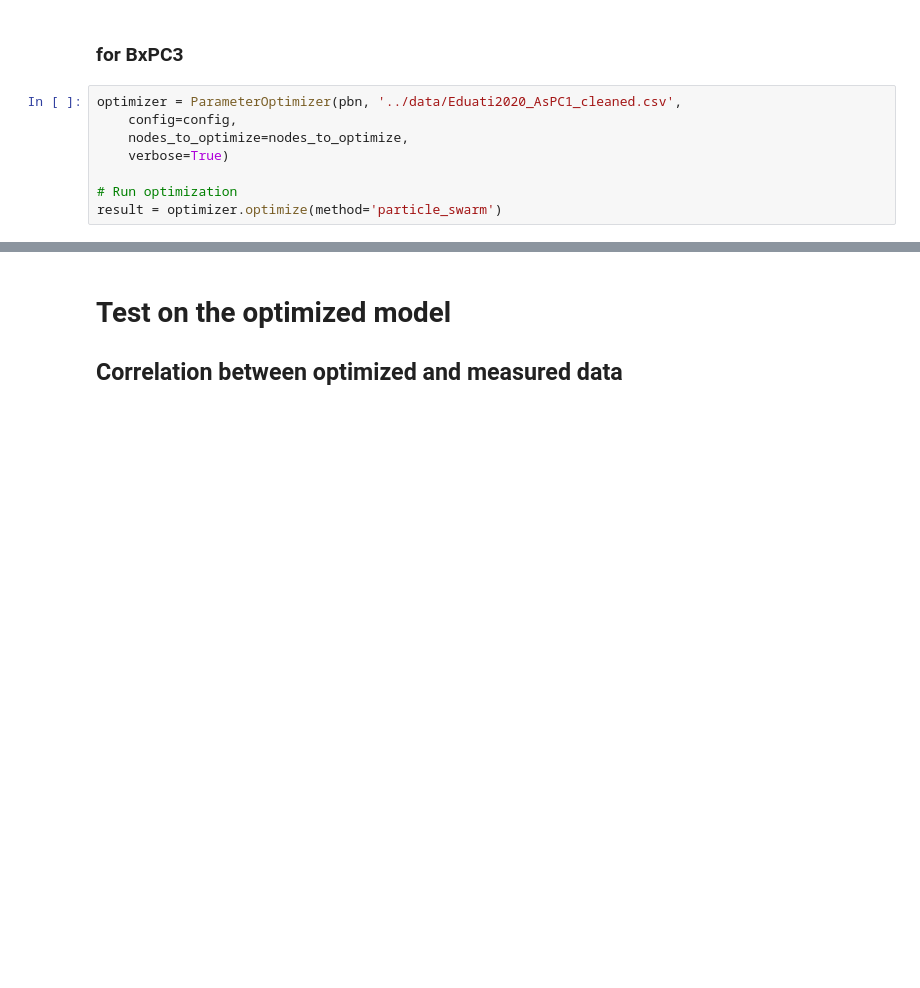
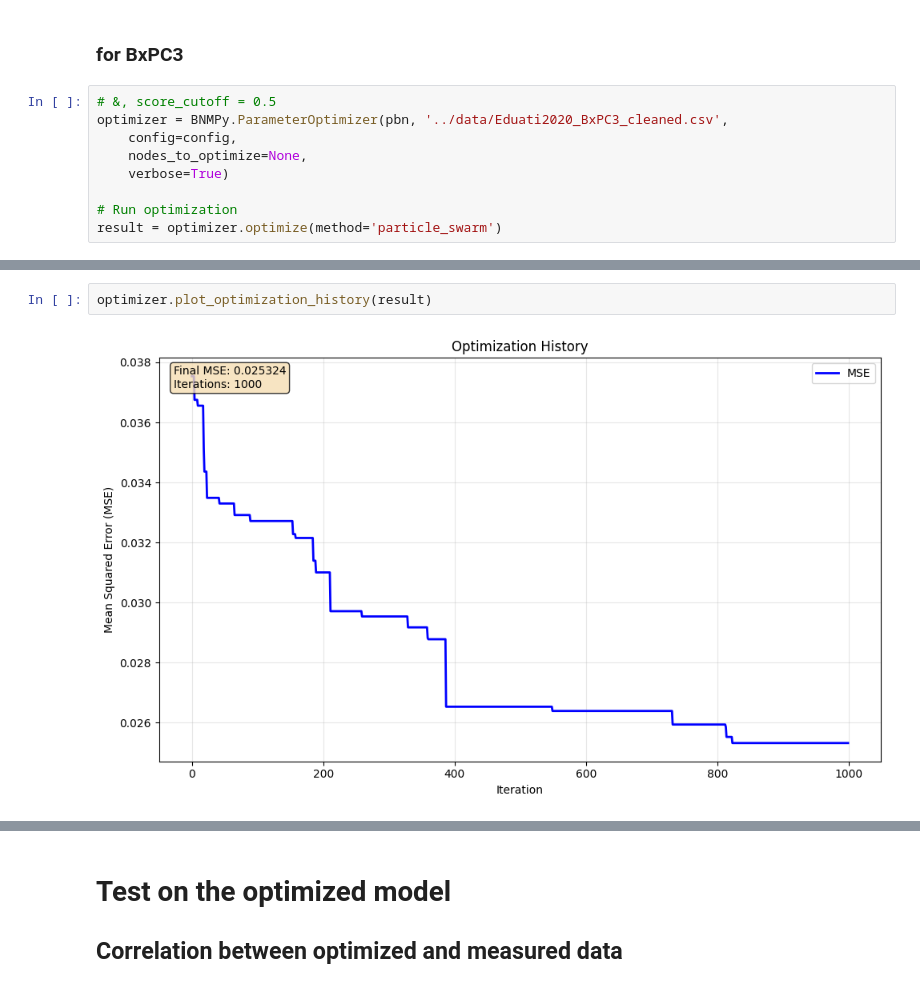
Before and after one commit to IlyaLab/BNMPy, a Jupyter notebook: pancreatic_cancer_simulation/Optimization_Eduati2020.ipynb, the cells around one changed output, grey strips where cells are left out. Drawn from its saved outputs; the diff is of its cells as text; blank space fills up the shorter version.

```diff
--- a/pancreatic_cancer_simulation/Optimization_Eduati2020.ipynb
+++ b/pancreatic_cancer_simulation/Optimization_Eduati2020.ipynb
@@ -861,9 +1017,10 @@ complexIIB = complexIIB, 0.6392
 # %% [markdown]
 ### for BxPC3
 # %%
-optimizer = ParameterOptimizer(pbn, '../data/Eduati2020_AsPC1_cleaned.csv',
+# &, score_cutoff = 0.5
+optimizer = BNMPy.ParameterOptimizer(pbn, '../data/Eduati2020_BxPC3_cleaned.csv',
     config=config,
-    nodes_to_optimize=nodes_to_optimize,
+    nodes_to_optimize=None,
     verbose=True)
 
 # Run optimization
@@ -870,0 +1071,4 @@ result = optimizer.optimize(method='particle_swarm')
+# %%
+optimizer.plot_optimization_history(result)
+# %% [output]
+[figure, added]
```
Also changed, not shown: parts of 13 cells of this notebook, 29 other files.
